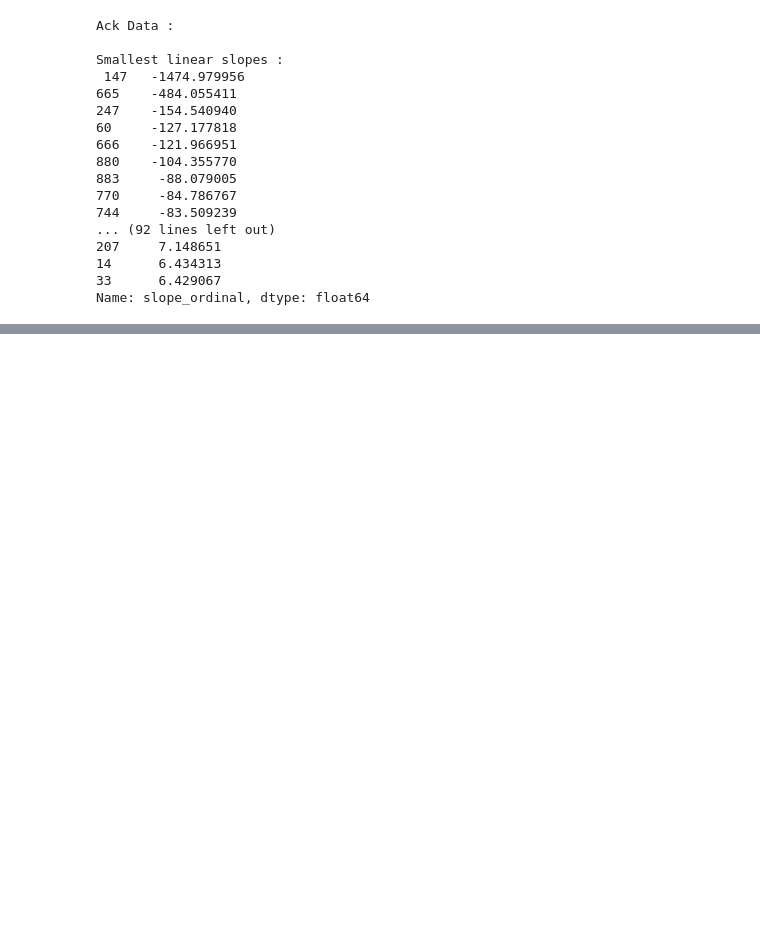
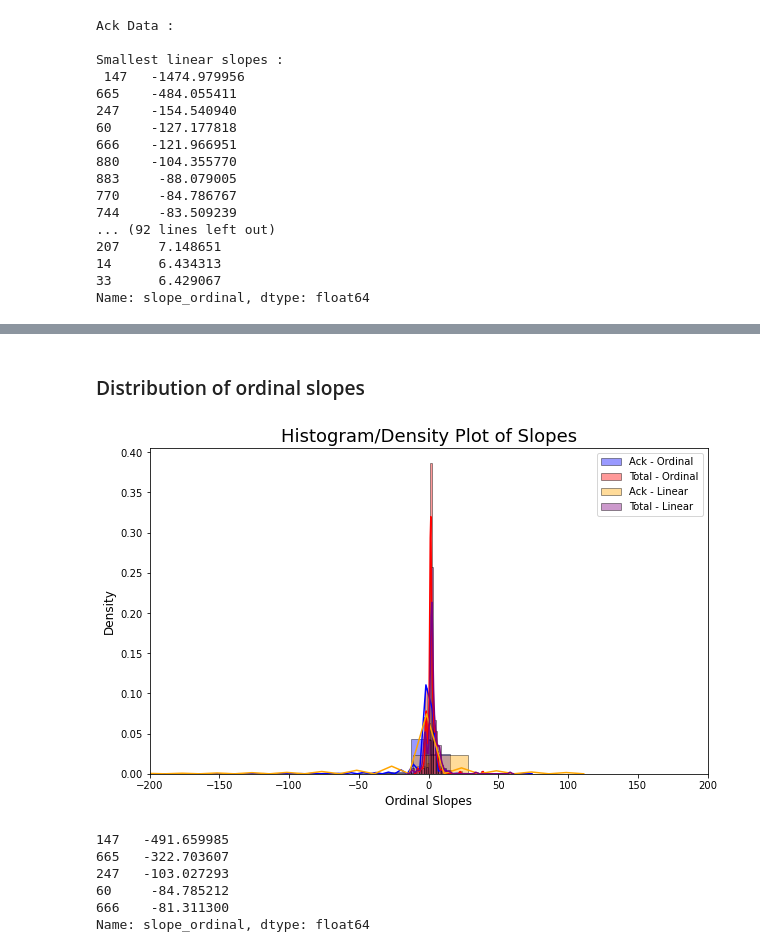
Before and after one commit to KyraGriffin/bmsip_internship_seta, a Jupyter notebook: protein_isolation.ipynb, the cells around one changed output, grey strips where cells are left out. Drawn from its saved outputs; the diff is of its cells as text; code cells hidden in the pictures; blank space fills up the shorter version.

```diff
--- a/protein_isolation.ipynb
+++ b/protein_isolation.ipynb
@@ -451,0 +461,4 @@ Name: slope_ordinal, dtype: float64
+# %%
+proteomics_ack.insert(5, nfc_plot_data_ack['slope_linear'].name, nfc_plot_data_ack['slope_linear'])
+proteomics_ack.insert(6, nfc_plot_data_ack['slope_ordinal'].name, nfc_plot_data_ack['slope_ordinal'])
+proteomics_ack
@@ -451,0 +479,4 @@ Name: slope_ordinal, dtype: float64
+# %%
+proteomics_total.insert(6, nfc_plot_data_total['slope_linear'].name, nfc_plot_data_total['slope_linear'])
+proteomics_total.insert(7, nfc_plot_data_total['slope_ordinal'].name, nfc_plot_data_total['slope_ordinal'])
+proteomics_total
@@ -451,0 +517,25 @@ Name: slope_ordinal, dtype: float64
+# %% [markdown]
+### Distribution of ordinal slopes
+# %%
+sns.distplot(proteomics_ack['slope_ordinal'], bins=40, label="Ack - Ordinal", color='blue',hist_kws={"edgecolor": 'black'});
+sns.distplot(proteomics_total['slope_ordinal'], bins=40, label="Total - Ordinal", color='red',hist_kws={"edgecolor": 'black'});
+sns.distplot(proteomics_ack['slope_linear'], bins=40, label="Ack - Linear", color='orange',hist_kws={"edgecolor": 'black'});
+sns.distplot(proteomics_total['slope_linear'], bins=40, label="Total - Linear", color='purple',hist_kws={"edgecolor": 'black'});
+
+plt.title("Histogram/Density Plot of Slopes", fontsize= 18)
+plt.xlabel("Ordinal Slopes", fontsize=12)
+plt.ylabel("Density", fontsize=12);
+plt.xlim(-200,200)
+plt.legend();
+plt.show();
+# %% [output]
+[figure, added]
+# %%
+proteomics_ack['slope_ordinal'].nsmallest(5)
+# %% [output]
+147   -491.659985
+665   -322.703607
+247   -103.027293
+60     -84.785212
+666    -81.311300
+Name: slope_ordinal, dtype: float64
```
Also changed, not shown: parts of 10 cells of this notebook.
